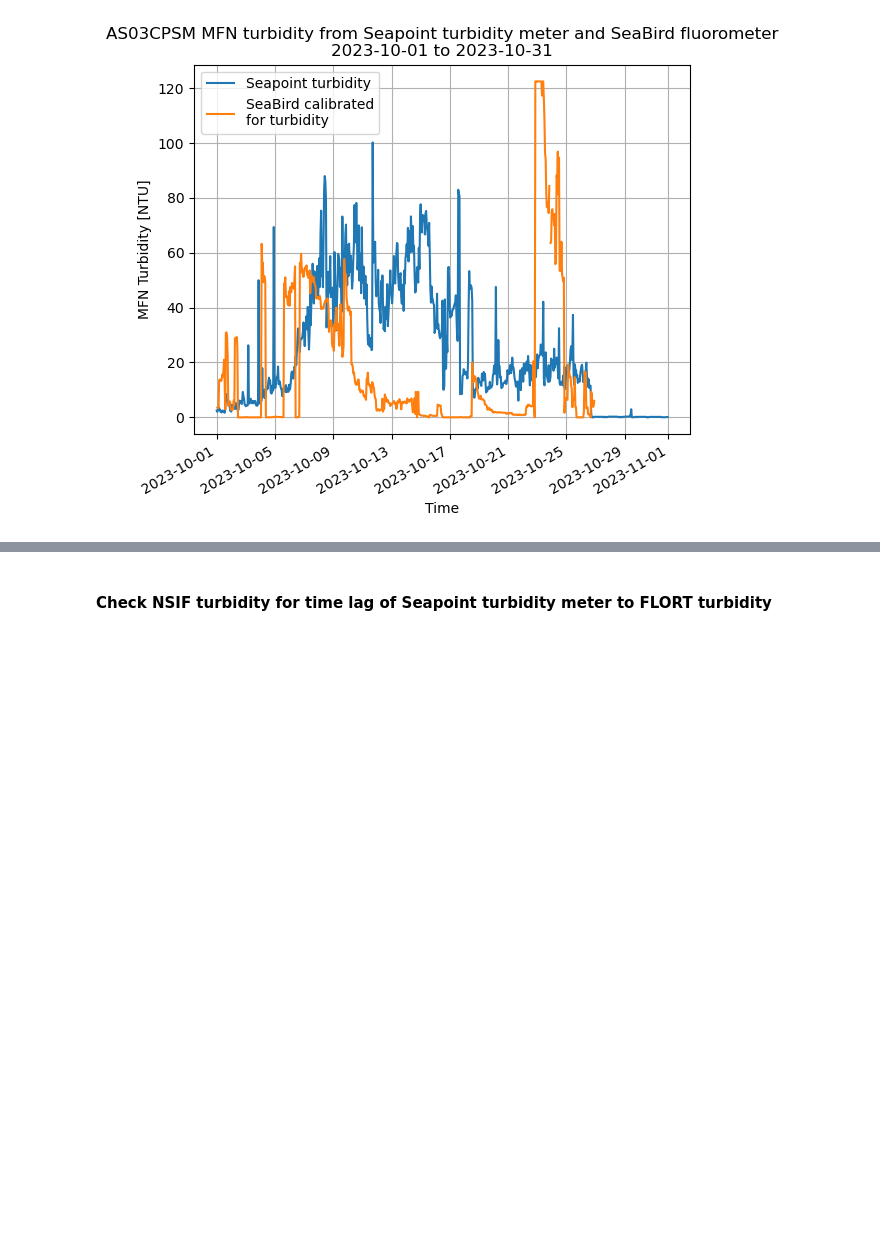
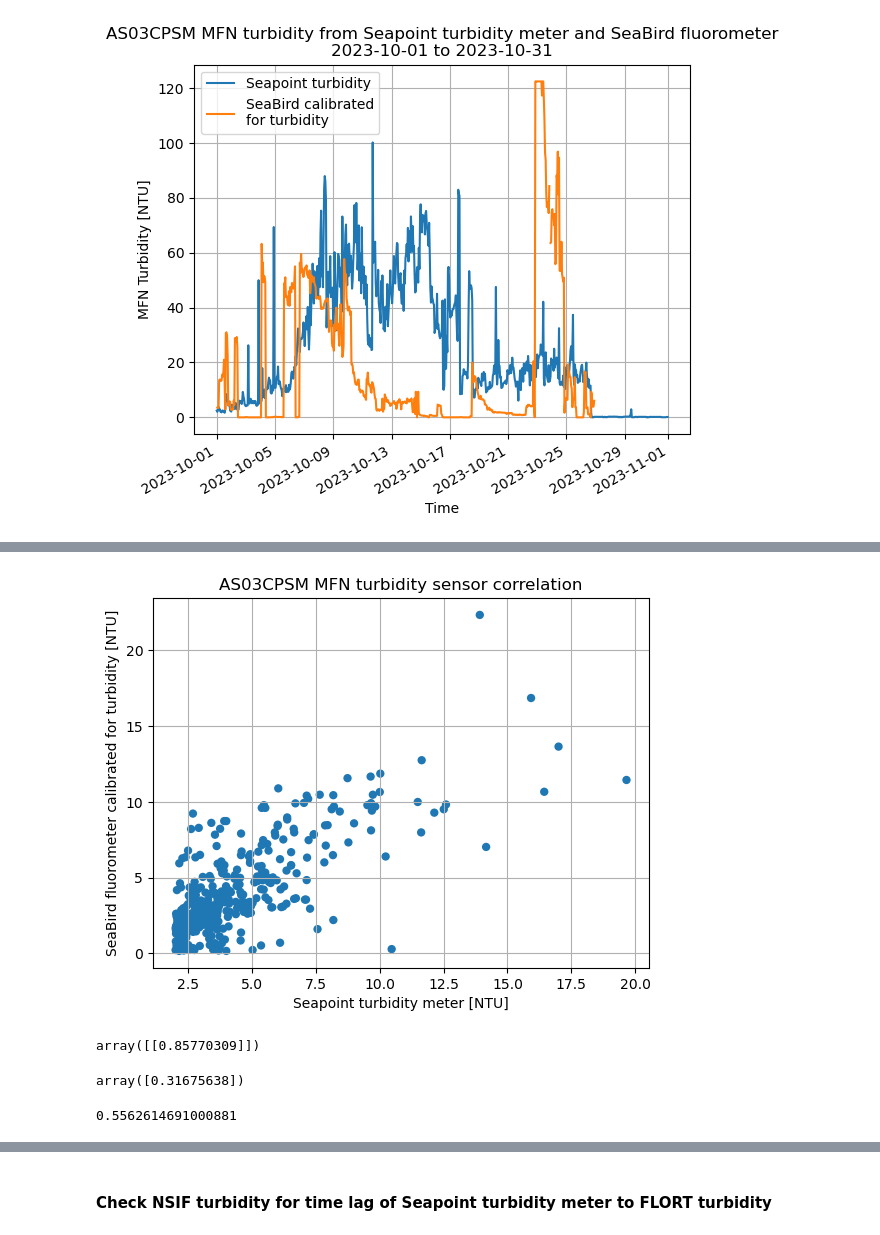
Before and after one commit to cooleyky/AST3, a Jupyter notebook: turbidity.ipynb, the cells around one changed output, grey strips where cells are left out. Cells and saved outputs as stored; diff of their text form; code cells hidden in the pictures; blank space fills up the shorter version.

```diff
--- a/turbidity.ipynb
+++ b/turbidity.ipynb
@@ -786,0 +777,11 @@ turbd_mfn_diff.sel(Time="July 2023").plot.scatter(edgecolor="none", s=2)
+# %%
+# Scatter of FLORT as a function of TURBD
+fig, ax = plt.subplots(1, 1)
+plt.scatter(turbd2_events.values, flort2_events.values, edgecolors="none")
+plt.grid()
+ax.set_xlabel("Seapoint turbidity meter [NTU]")
+ax.set_ylabel("SeaBird fluorometer calibrated for turbidity [NTU]")
+plt.title("AS03CPSM MFN turbidity sensor correlation")
+plt.show()
+# %% [output]
+[figure, added]
@@ -786,0 +792,15 @@ turbd_mfn_diff.sel(Time="July 2023").plot.scatter(edgecolor="none", s=2)
+# %%
+# Do a linear regression on these points to estimate a constant offset for this period
+mfn_reg = LinearRegression().fit(turbd2_expand, flort2_expand)
+mfn_reg.coef_
+# %% [output]
+array([[0.85770309]])
+# %%
+mfn_reg.intercept_
+# %% [output]
+array([0.31675638])
+# %%
+# Check R-squared score of fit
+mfn_reg.score(turbd2_expand, flort2_expand)
+# %% [output]
+0.5562614691000881
```
Also changed, not shown: parts of 13 cells of this notebook, 1 other file.
